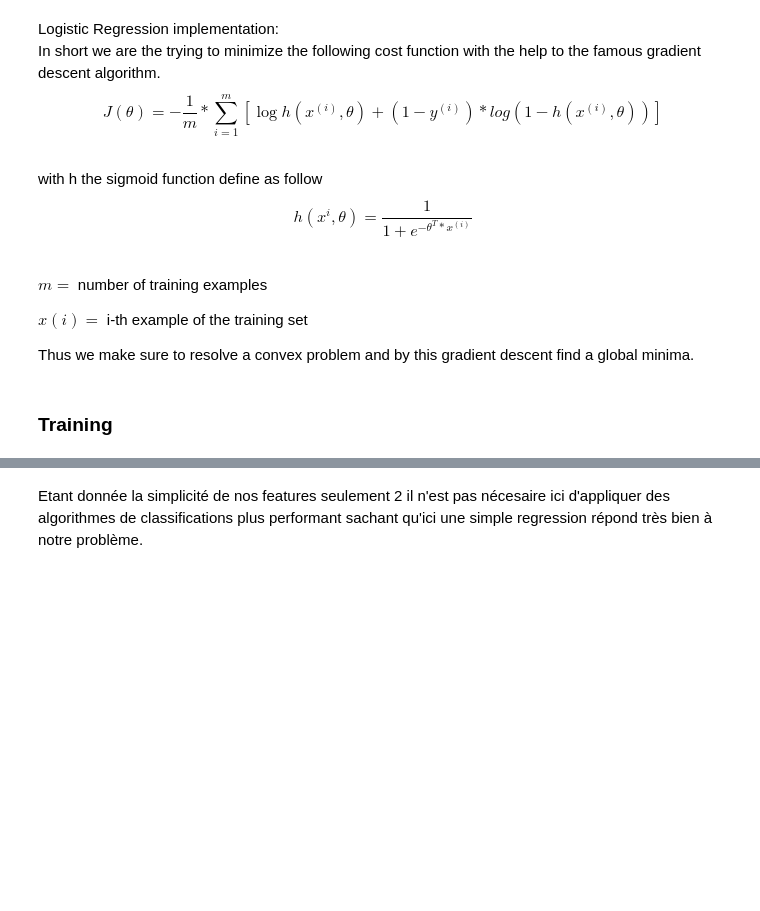
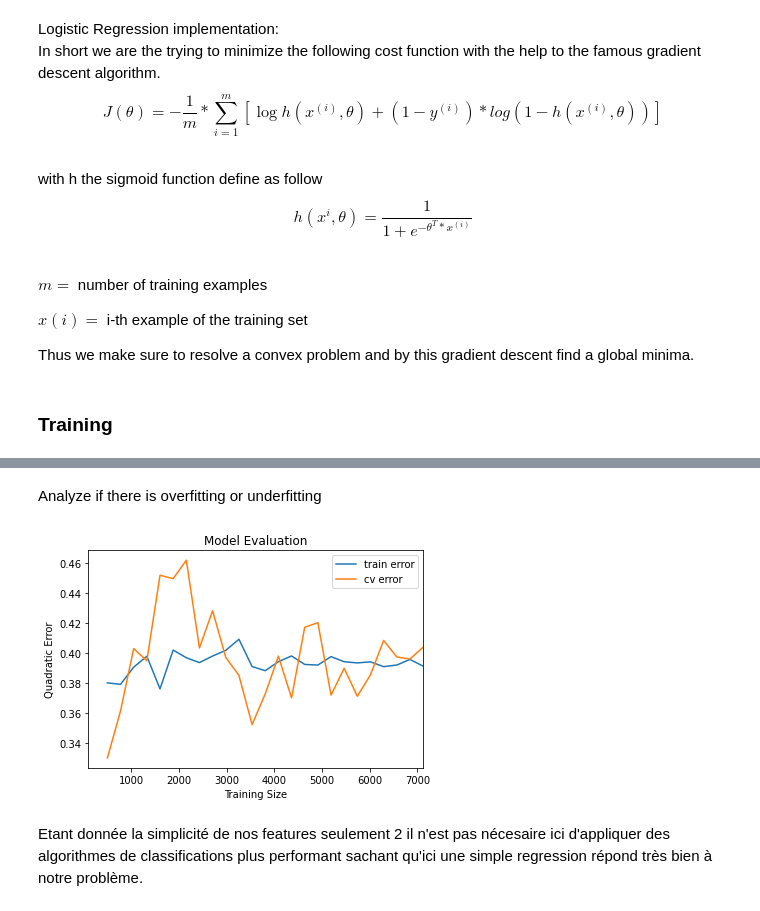
Before and after one commit to hugomtr/FakeNewsDetection, a Jupyter notebook: fakeNews.ipynb, the cells around one changed output, grey strips where cells are left out. Drawn from its saved outputs; the diff is of its cells as text; code cells hidden in the pictures; blank space fills up the shorter version.

```diff
--- a/fakeNews.ipynb
+++ b/fakeNews.ipynb
@@ -461,8 +517,10 @@ May take some minutes
 # %%
 X = df_train["text"]
-y = df_train["truthRating"]
+y = df_train["label"]
 
-preprocess_selection("logistic_regression",LogisticRegression())
+X_s = X.sample(500)
+y_s = y.loc[X_s.index]
+preprocess_selection("logistic_regression",LogisticRegression(),X_s,y_s)
 # %% [output]
 Evaluation des différentes configurations :
 Pipeline             Score
@@ -673,3 +731,9 @@ Confusion matrix, without normalization
+# %% [markdown]
+Analyze if there is overfitting or underfitting
+# %%
+plot_quad_error(X,y,LogisticRegression())
+# %% [output]
+[figure, added]
 # %% [markdown]
 Etant donnée la simplicité de nos features seulement 2 il n'est pas nécesaire ici d'appliquer des algorithmes de classifications plus performant sachant qu'ici une simple regression répond très bien à notre problème.
 # %% [markdown]
```
Also changed, not shown: parts of 68 cells of this notebook.
